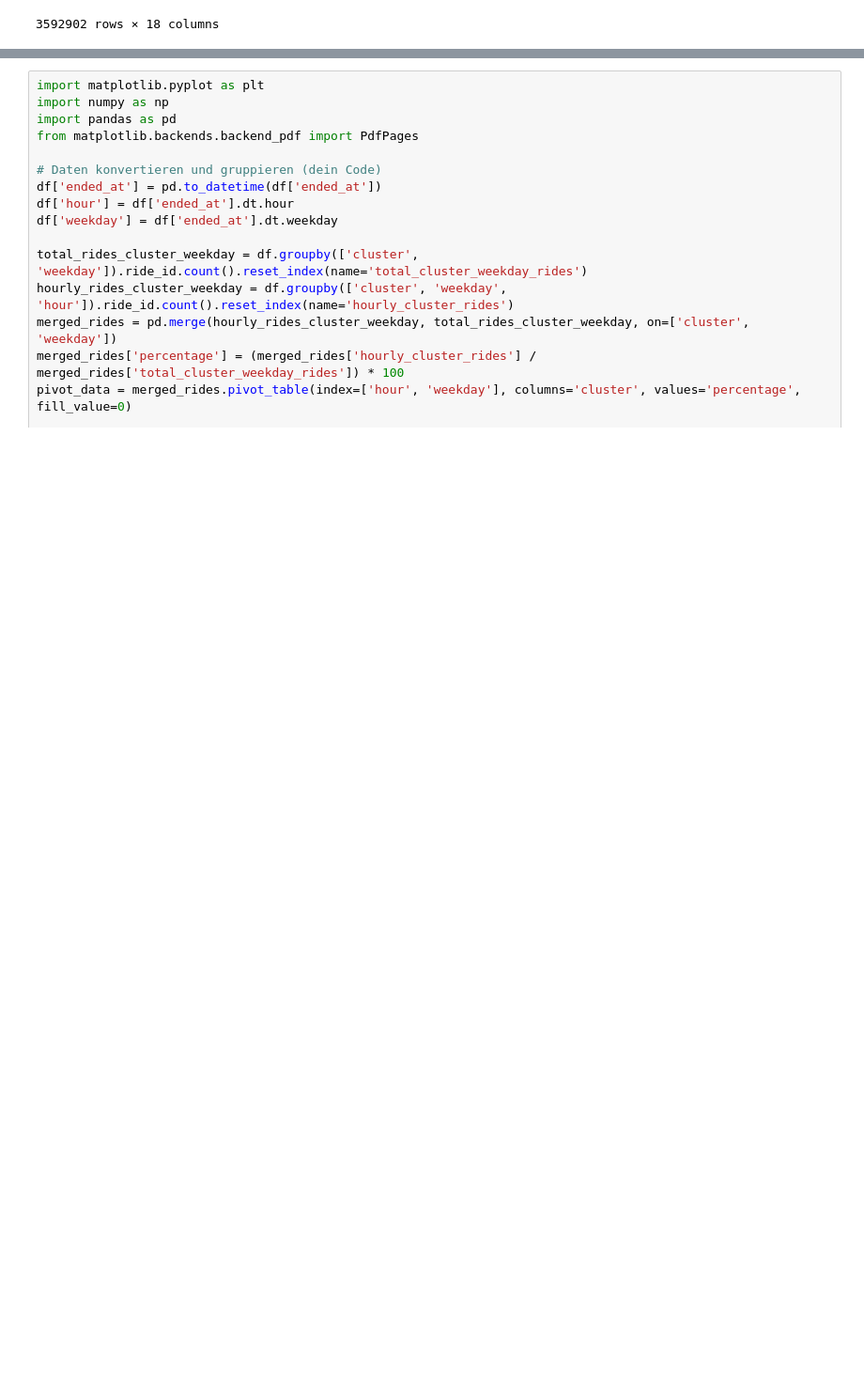
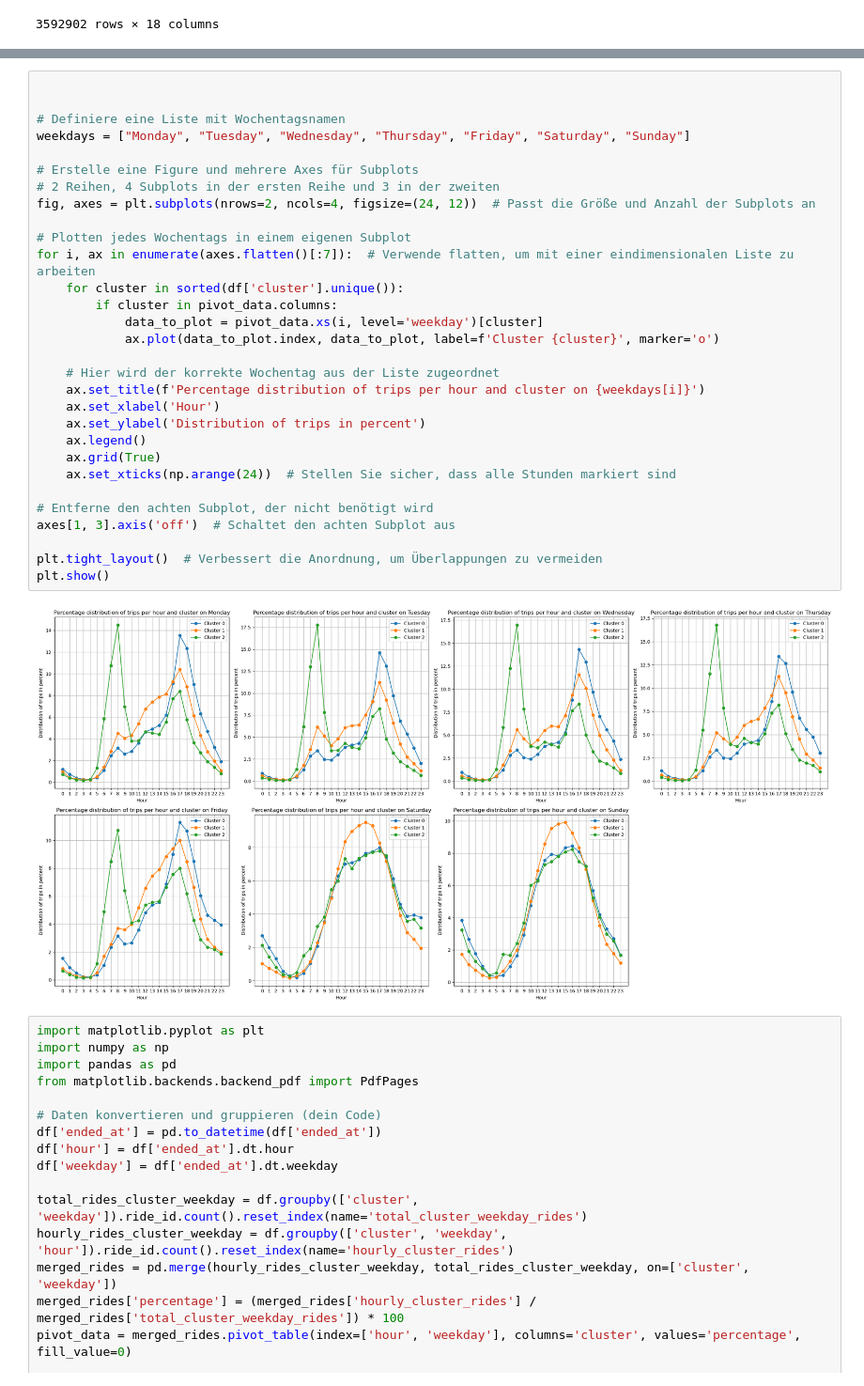
Before and after one commit to MariusRemmlinger/master_thesis, a Jupyter notebook: cluster_pipeline.ipynb, the cells around one changed output, grey strips where cells are left out. Shown at 94% size. Drawn from its saved outputs; the diff is of its cells as text; blank space fills up the shorter version.

```diff
--- a/cluster_pipeline.ipynb
+++ b/cluster_pipeline.ipynb
@@ -307,3 +307,35 @@ for weekday in range(7):  # Für jeden Wochentag
+# %%
+
+
+# Definiere eine Liste mit Wochentagsnamen
+weekdays = ["Monday", "Tuesday", "Wednesday", "Thursday", "Friday", "Saturday", "Sunday"]
+
+# Erstelle eine Figure und mehrere Axes für Subplots
+# 2 Reihen, 4 Subplots in der ersten Reihe und 3 in der zweiten
+fig, axes = plt.subplots(nrows=2, ncols=4, figsize=(24, 12))  # Passt die Größe und Anzahl der Subplots an
+
+# Plotten jedes Wochentags in einem eigenen Subplot
+for i, ax in enumerate(axes.flatten()[:7]):  # Verwende flatten, um mit einer eindimensionalen Liste zu arbeiten
+    for cluster in sorted(df['cluster'].unique()):
+        if cluster in pivot_data.columns:
+            data_to_plot = pivot_data.xs(i, level='weekday')[cluster]
+            ax.plot(data_to_plot.index, data_to_plot, label=f'Cluster {cluster}', marker='o')
+
+    # Hier wird der korrekte Wochentag aus der Liste zugeordnet
+    ax.set_title(f'Percentage distribution of trips per hour and cluster on {weekdays[i]}')
+    ax.set_xlabel('Hour')
+    ax.set_ylabel('Distribution of trips in percent')
+    ax.legend()
+    ax.grid(True)
+    ax.set_xticks(np.arange(24))  # Stellen Sie sicher, dass alle Stunden markiert sind
+
+# Entferne den achten Subplot, der nicht benötigt wird
+axes[1, 3].axis('off')  # Schaltet den achten Subplot aus
+
+plt.tight_layout()  # Verbessert die Anordnung, um Überlappungen zu vermeiden
+plt.show()
+# %% [output]
+[figure, added]
 # %%
 import matplotlib.pyplot as plt
 import numpy as np
```
Also changed, not shown: parts of 3 cells of this notebook.
